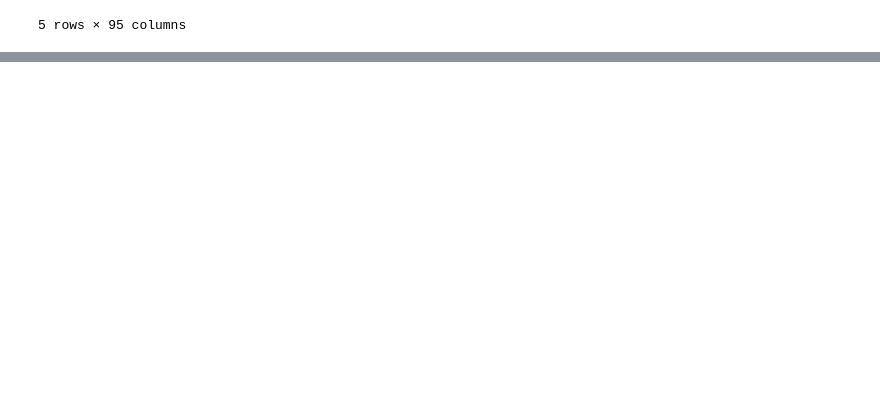
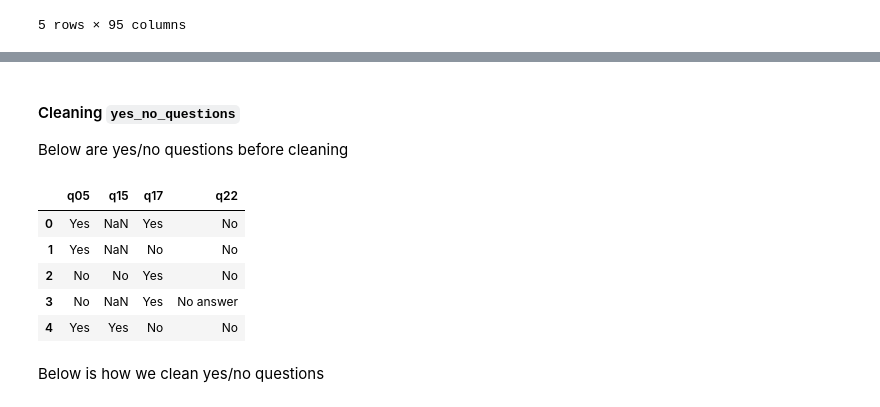
Before and after one commit to andrew-jisan-yoon/exploring-mascul-survey, a Jupyter notebook: cleaning-responses.ipynb, the cells around one changed output, grey strips where cells are left out. Saved outputs shown, nothing was run; the diff lists cells and outputs as text; code cells hidden in the pictures; blank space fills up the shorter version.

```diff
--- a/cleaning-responses.ipynb
+++ b/cleaning-responses.ipynb
@@ -858,0 +320,15 @@ Index(['start_date', 'end_date', 'q04_01', 'q04_02', 'q04_03', 'q04_04',
+# %% [markdown]
+#### Cleaning `yes_no_questions`
+
+Below are yes/no questions before cleaning
+# %%
+response_wip[yes_no_questions].head()
+# %% [output]
+|  | q05 | q15 | q17 | q22 |
+| 0 | Yes | NaN | Yes | No |
+| 1 | Yes | NaN | No | No |
+| 2 | No | No | Yes | No |
+| 3 | No | NaN | Yes | No answer |
+| 4 | Yes | Yes | No | No |
+# %% [markdown]
+Below is how we clean yes/no questions
```
Also changed, not shown: parts of 142 cells of this notebook.
